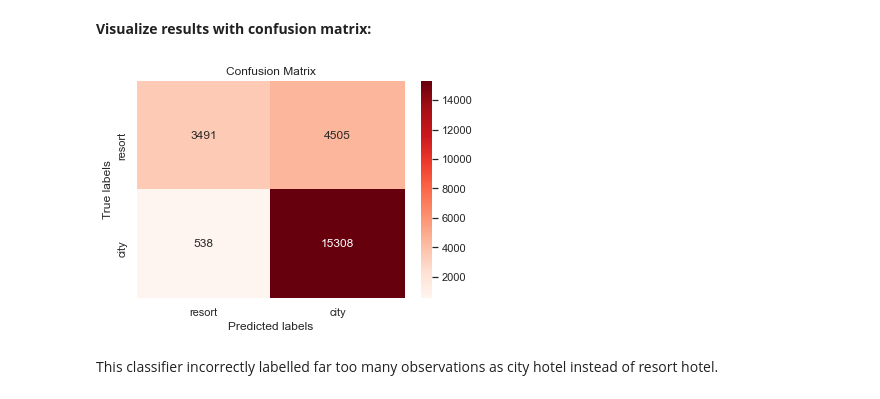
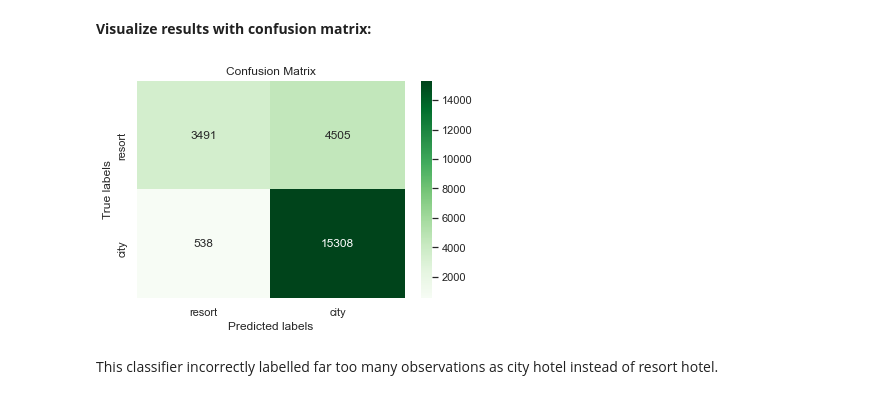
Before and after one commit to John-Rooney/DSC478_Group_Project, a Jupyter notebook: DSC 478 Final Project.ipynb, the cells around one changed output. Saved outputs shown, nothing was run; the diff lists cells and outputs as text; code cells hidden in the pictures.

```diff
--- a/DSC 478 Final Project.ipynb
+++ b/DSC 478 Final Project.ipynb
@@ -655,7 +663,7 @@ This classifier mislabelled less than 500 observations out of a total of 23,842
 __Perform classification using multinomial naive bayes and a grid search to optimize the parameters:__
 # %%
 clf3 = MultinomialNB()                                            # initialize mnb classifier
-alphas = [0.1, 0.2, 0.3, 0.4, 0.5, 0.6, 0.7, 0.8, 0.9, 1.0]       # alphas to perform grid search on
+alphas = [0.0001, 0.001, 0.005, 0.01, 0.05, 0.1, 0.2, 0.3, 0.4]           # alphas to perform grid search on
 parameters = {'alpha': alphas, 'fit_prior' : [True, False]}       # parameters for grid search
 gs3 = GridSearchCV(clf3, parameters, verbose=1, cv=5)             # grid search using 5-fold cv
 # %%
@@ -682,5 +692,5 @@ __Using the optimal parameters (alpha = .1 and fit_prior = True), apply model to
 # %%
-clf3 = MultinomialNB(alpha=.1, fit_prior=True)  # initialize mnb classifier with smoothing parameter alpha = .1  & allow it to learn prior class probabilities
+clf3 = MultinomialNB(alpha=.0001, fit_prior=True)  # initialize mnb classifier with smoothing parameter alpha = .1  & allow it to learn prior class probabilities
 
 clf3.fit(train, target_train)                   # fit on training data
 
@@ -703,14 +713,14 @@ __Visualize results with confusion matrix:__
 # %%
 mnbcm = confusion_matrix(target_test, pred_test_target)
 
 ax= plt.subplot()
-sns.heatmap(mnbcm, annot=True, fmt='d', cmap='Reds', ax = ax);
+sns.heatmap(mnbcm, annot=True, fmt='d', cmap='Greens', ax = ax);
 
 ax.set_xlabel('Predicted labels');ax.set_ylabel('True labels');
 ax.set_title('Confusion Matrix');
 ax.xaxis.set_ticklabels(['resort', 'city']); ax.yaxis.set_ticklabels(['resort', 'city']);
 # %% [output]
-[figure, old version]
+[figure, new version]
 # %% [markdown]
 This classifier incorrectly labelled far too many observations as city hotel instead of resort hotel.
 # %% [markdown]
```
Also changed, not shown: parts of 32 cells of this notebook.
